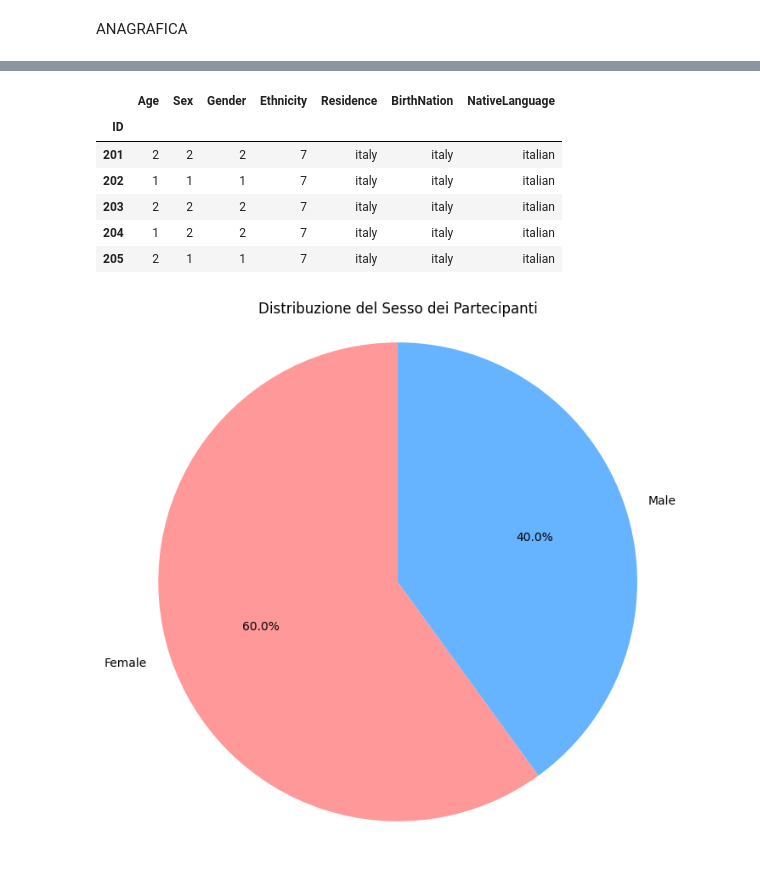
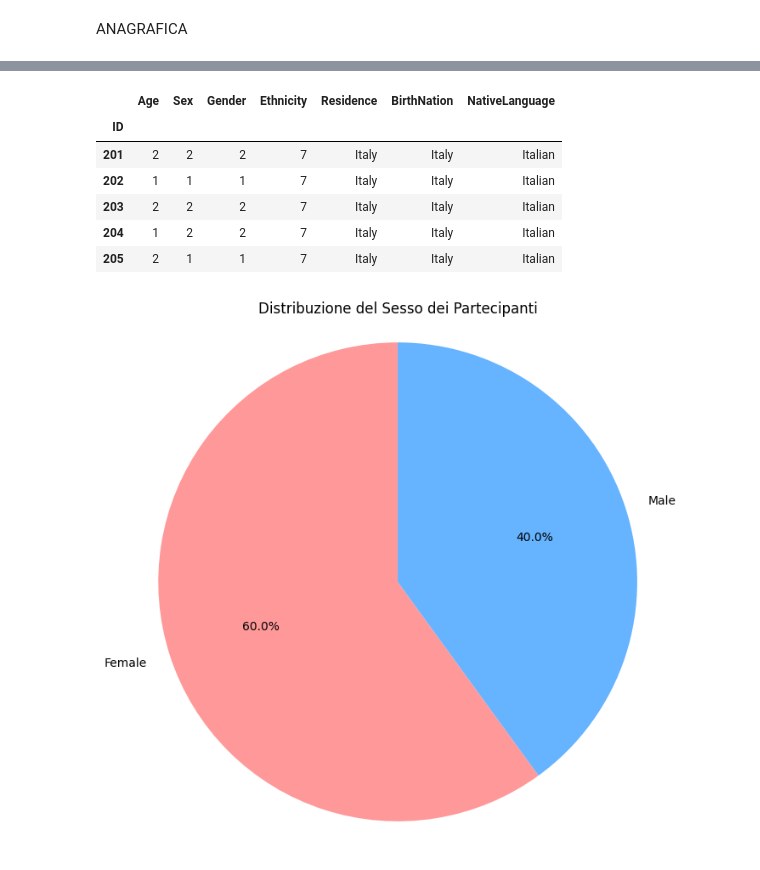
Before and after one commit to bobsync/ENIB, a Jupyter notebook: res/data_visualization.ipynb, the cells around one changed output, grey strips where cells are left out. Cells and saved outputs as stored; diff of their text form; code cells hidden in the pictures.

```diff
--- a/res/data_visualization.ipynb
+++ b/res/data_visualization.ipynb
@@ -2,11 +2,4 @@
 import pandas as pd
 import matplotlib.pyplot as plt
 import seaborn as sns
-
-xls = pd.ExcelFile('ShortVRCombined.xlsx')
-final_sheet_name = xls.sheet_names[-1]
-df_final = pd.read_excel(xls, sheet_name=final_sheet_name)
-
-# Imposta la colonna 'ID_Partecipante' come indice del DataFrame
-df_final.set_index('ID', inplace=True)
 # %%
@@ -57,18 +26,15 @@ df_anagrafica
 # %%
-# e applica la formattazione a lowercase
-df_anagrafica.iloc[:, -3:] = df_anagrafica.iloc[:, -3:].apply(
-    lambda x: x.astype(str).str.strip().str.lower()
-)
+df_anagrafica.iloc[:, -3:] = df_anagrafica.iloc[:, -3:].apply(lambda x: x.astype(str).str.strip().str.capitalize())
 
 df_anagrafica
 # %% [output]
 |  | Age | Sex | Gender | Ethnicity | Residence | BirthNation | NativeLanguage |
 | ID |  |  |  |  |  |  |  |
-| 201 | 2 | 2 | 2 | 7 | italy | italy | italian |
-| 202 | 1 | 1 | 1 | 7 | italy | italy | italian |
-| 203 | 2 | 2 | 2 | 7 | italy | italy | italian |
-| 204 | 1 | 2 | 2 | 7 | italy | italy | italian |
-| 205 | 2 | 1 | 1 | 7 | italy | italy | italian |
+| 201 | 2 | 2 | 2 | 7 | Italy | Italy | Italian |
+| 202 | 1 | 1 | 1 | 7 | Italy | Italy | Italian |
+| 203 | 2 | 2 | 2 | 7 | Italy | Italy | Italian |
+| 204 | 1 | 2 | 2 | 7 | Italy | Italy | Italian |
+| 205 | 2 | 1 | 1 | 7 | Italy | Italy | Italian |
 # %%
 # Definizione del dizionario di mappatura
 sesso_map = {1: 'Male', 2: 'Female'}
```
Also changed, not shown: parts of 8 cells of this notebook, 11 other files.
